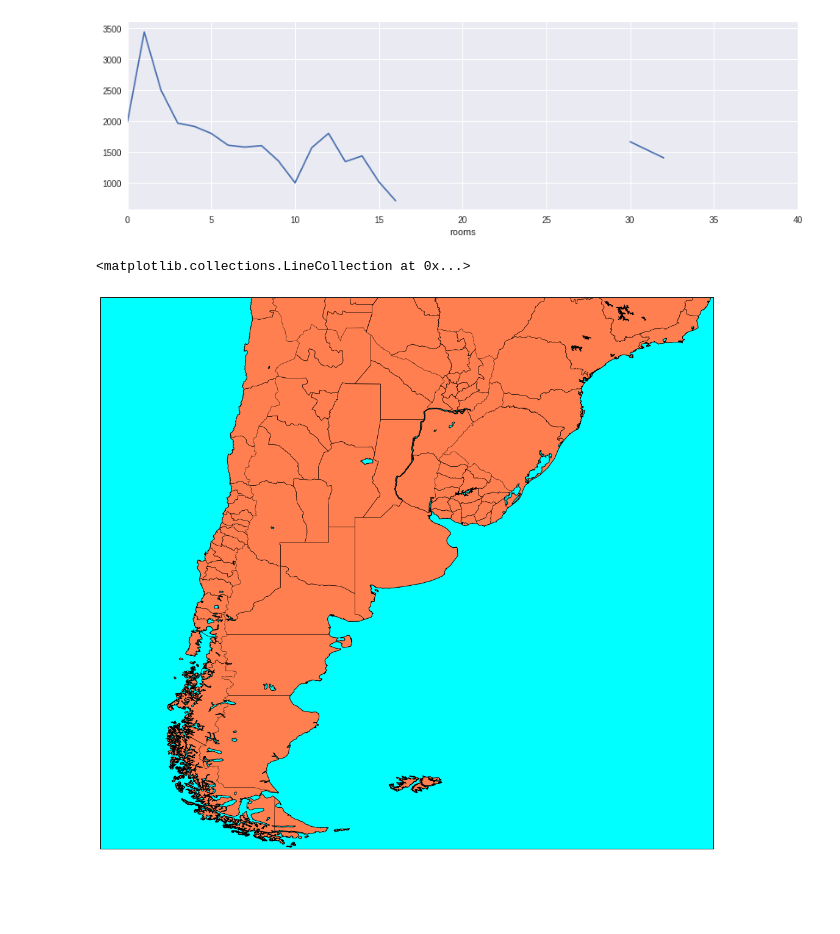
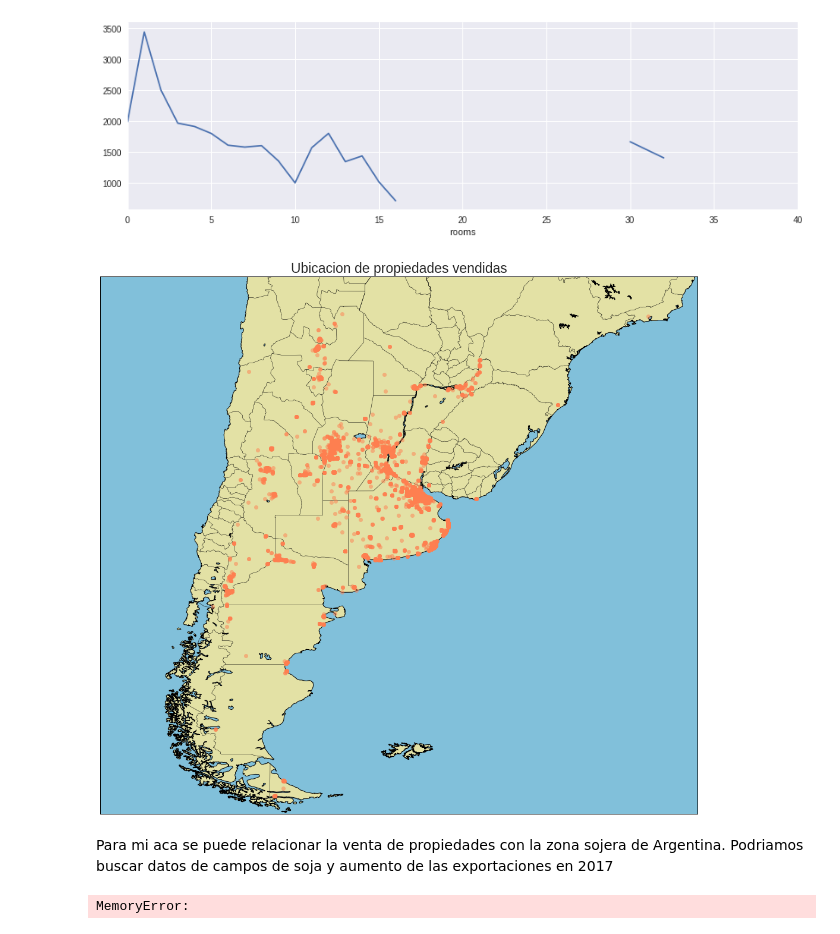
Before and after one commit to jazminferreiro-zz/orgaTP1, a Jupyter notebook: Analisis exploratorio Properati .ipynb, the cells around one changed output. Drawn from its saved outputs; the diff is of its cells as text; code cells hidden in the pictures; blank space fills up the shorter version.

Commit message:
mapa argentina

```diff
--- a/Analisis exploratorio Properati .ipynb
+++ b/Analisis exploratorio Properati .ipynb
@@ -245,21 +245,75 @@ from mpl_toolkits.basemap import Basemap
 # %%
 figure, axes = plt.subplots(nrows=1, ncols=1, figsize=(18, 18))
 latitude= -38
 longitude = -60
 m = Basemap(
                 ax=axes,
                 projection='cyl',
                 lon_0=longitude, lat_0=latitude,
                 llcrnrlat=latitude - 18.0, urcrnrlat=latitude + 18.0,
                 llcrnrlon=longitude - 20.0, urcrnrlon=longitude + 20.0,
                 resolution='i'
                 )
-m.drawmapboundary(fill_color='aqua')
-m.fillcontinents(color='coral',lake_color='aqua')
+m.drawmapboundary(fill_color='#81c0da')
+m.fillcontinents(color='#e3e1a5',lake_color='#81c0da')
 m.drawcoastlines()
 m.drawstates()
 m.drawcountries()
-m.drawstates()
+
+# Plot the geolocical events as blue dots
+(x, y) = m(properati.lon, properati.lat )
+m.plot(x, y, 'bo', alpha=0.5, color = 'coral')
+(x, y) = m([longitude], [latitude])
+m.plot(x, y, 'rx', markersize=15.0, color = 'coral')
+
+plt.title('Ubicacion de propiedades vendidas',fontsize=23)
+plt.show()
 # %% [output]
-<matplotlib.collections.LineCollection at 0x...>
-[figure, old version]
+[figure, new version]
+# %% [markdown]
+Para mi aca se puede relacionar la venta de propiedades con la zona sojera de Argentina.
+Podriamos buscar datos de campos de soja y aumento de las exportaciones en 2017
+# %%
+
+
+from mpl_toolkits.basemap import Basemap, addcyclic
+#map settings
+m=Basemap(llcrnrlon=-180,
+          llcrnrlat=-87.5,
+          urcrnrlon=180,
+          urcrnrlat=87.5,
+          rsphere=6467997,
+          resolution='i',
+          projection='cyl',
+          area_thresh=10000,
+          lat_0=0, lon_0=0)
+
+
+
+#assign model variable contents to python variables
+lons=properati.loc[:,['lon']]
+lats=properati.loc[:,['lat']]
+
+
+#Creating 2d array of latitude and longitude
+(lon,lat)=np.meshgrid(lons, lats)
+(xi, yi)=m(lon, lat)
+
+#setting plot type and which variable to plot
+cs=m.pcolormesh(xi,yi,np.squeeze(ionst))
+
+#drawing grid lines
+m.drawparallels(np.arange(-90.,90.,30.),labels=[1,0,0,0],fontsize=10)
+m.drawmeridians(np.arange(-180.,181.,30.), labels=[0,0,0,1],fontsize=10)
+
+#drawing coast lines
+m.drawcoastlines()
+
+#color bar
+cbar=m.colorbar(cs, location='bottom', pad="10%")
+cbar.set_label("Elecron Density cm-3")
+
+#showing the plot
+plt.show()
+# %% [output]
+MemoryError:
```
Also changed, not shown: parts of 2 cells of this notebook.
